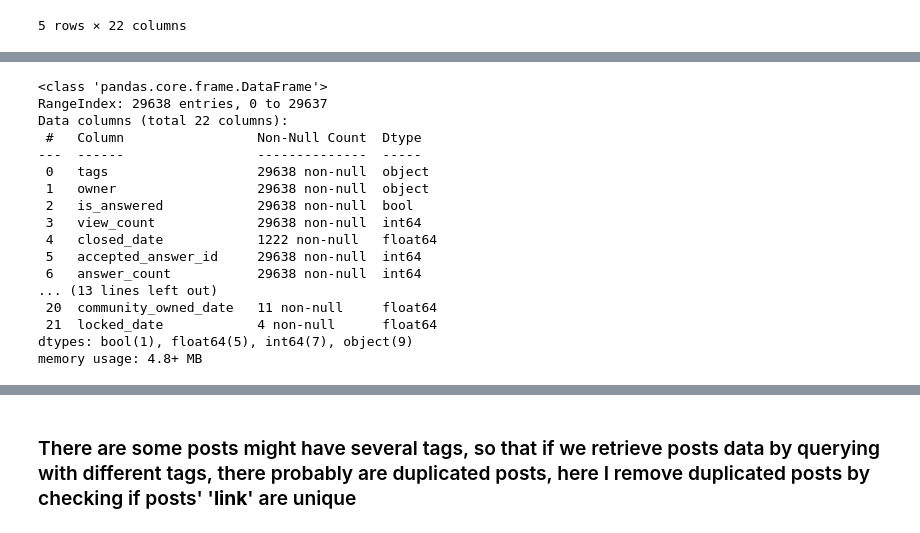
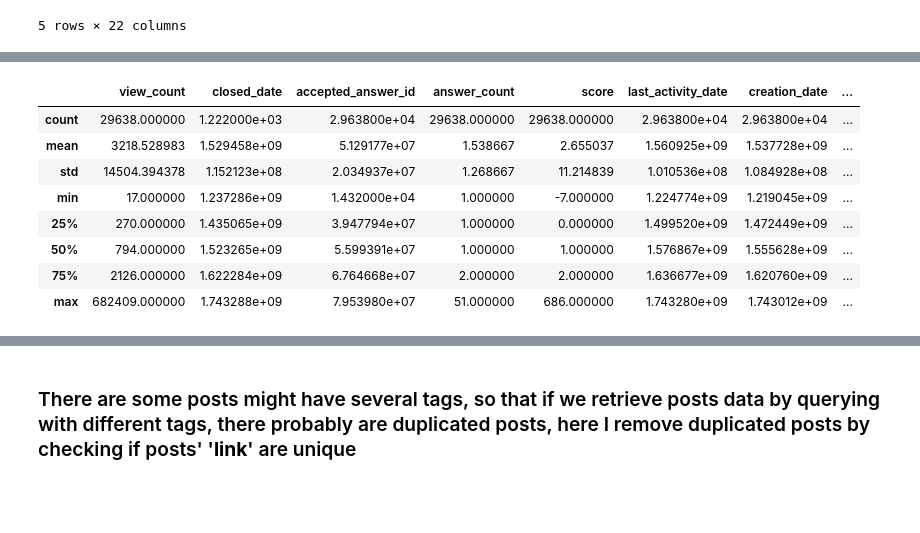
Before and after one commit to KendrickLamawr/ANLP-A2, a Jupyter notebook: Step2_Preprocessing.ipynb, the cells around one changed output, grey strips where cells are left out. Drawn from its saved outputs; the diff is of its cells as text; code cells hidden in the pictures; blank space fills up the shorter version.

```diff
--- a/Step2_Preprocessing.ipynb
+++ b/Step2_Preprocessing.ipynb
@@ -161,20 +187,12 @@ df.head()
 # %%
-df.info()
+df.describe()
 # %% [output]
-<class 'pandas.core.frame.DataFrame'>
-RangeIndex: 29638 entries, 0 to 29637
-Data columns (total 22 columns):
- #   Column                 Non-Null Count  Dtype
----  ------                 --------------  -----
- 0   tags                   29638 non-null  object
- 1   owner                  29638 non-null  object
- 2   is_answered            29638 non-null  bool
- 3   view_count             29638 non-null  int64
- 4   closed_date            1222 non-null   float64
- 5   accepted_answer_id     29638 non-null  int64
- 6   answer_count           29638 non-null  int64
-... (13 lines left out)
- 20  community_owned_date   11 non-null     float64
- 21  locked_date            4 non-null      float64
-dtypes: bool(1), float64(5), int64(7), object(9)
-memory usage: 4.8+ MB
+|  | view_count | closed_date | accepted_answer_id | answer_count | score | last_activity_date | creation_date | ... |
+| count | 29638.000000 | 1.222000e+03 | 2.963800e+04 | 29638.000000 | 29638.000000 | 2.963800e+04 | 2.963800e+04 | ... |
+| mean | 3218.528983 | 1.529458e+09 | 5.129177e+07 | 1.538667 | 2.655037 | 1.560925e+09 | 1.537728e+09 | ... |
+| std | 14504.394378 | 1.152123e+08 | 2.034937e+07 | 1.268667 | 11.214839 | 1.010536e+08 | 1.084928e+08 | ... |
+| min | 17.000000 | 1.237286e+09 | 1.432000e+04 | 1.000000 | -7.000000 | 1.224774e+09 | 1.219045e+09 | ... |
+| 25% | 270.000000 | 1.435065e+09 | 3.947794e+07 | 1.000000 | 0.000000 | 1.499520e+09 | 1.472449e+09 | ... |
+| 50% | 794.000000 | 1.523265e+09 | 5.599391e+07 | 1.000000 | 1.000000 | 1.576867e+09 | 1.555628e+09 | ... |
+| 75% | 2126.000000 | 1.622284e+09 | 6.764668e+07 | 2.000000 | 2.000000 | 1.636677e+09 | 1.620760e+09 | ... |
+| max | 682409.000000 | 1.743288e+09 | 7.953980e+07 | 51.000000 | 686.000000 | 1.743280e+09 | 1.743012e+09 | ... |
```
Also changed, not shown: parts of 44 cells of this notebook, 27 other files.
